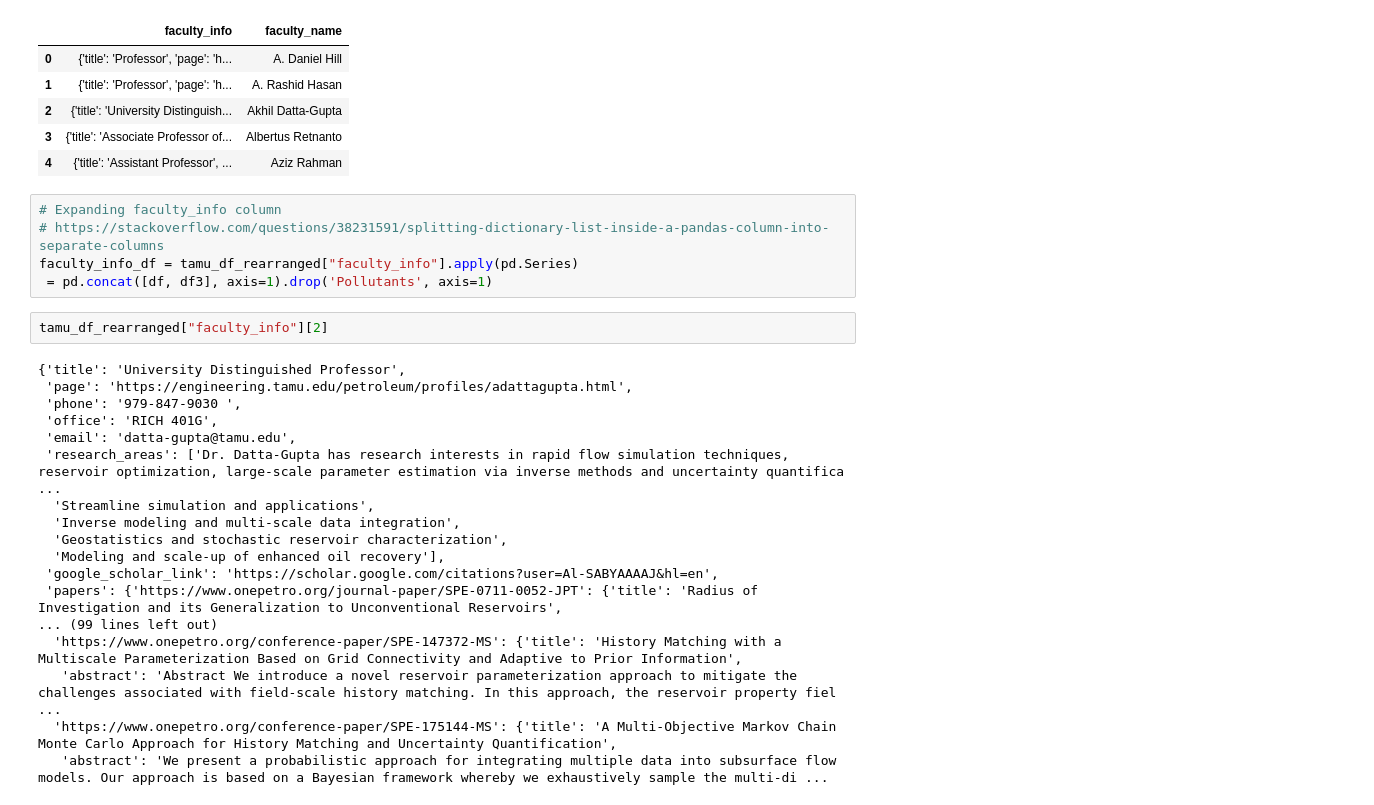
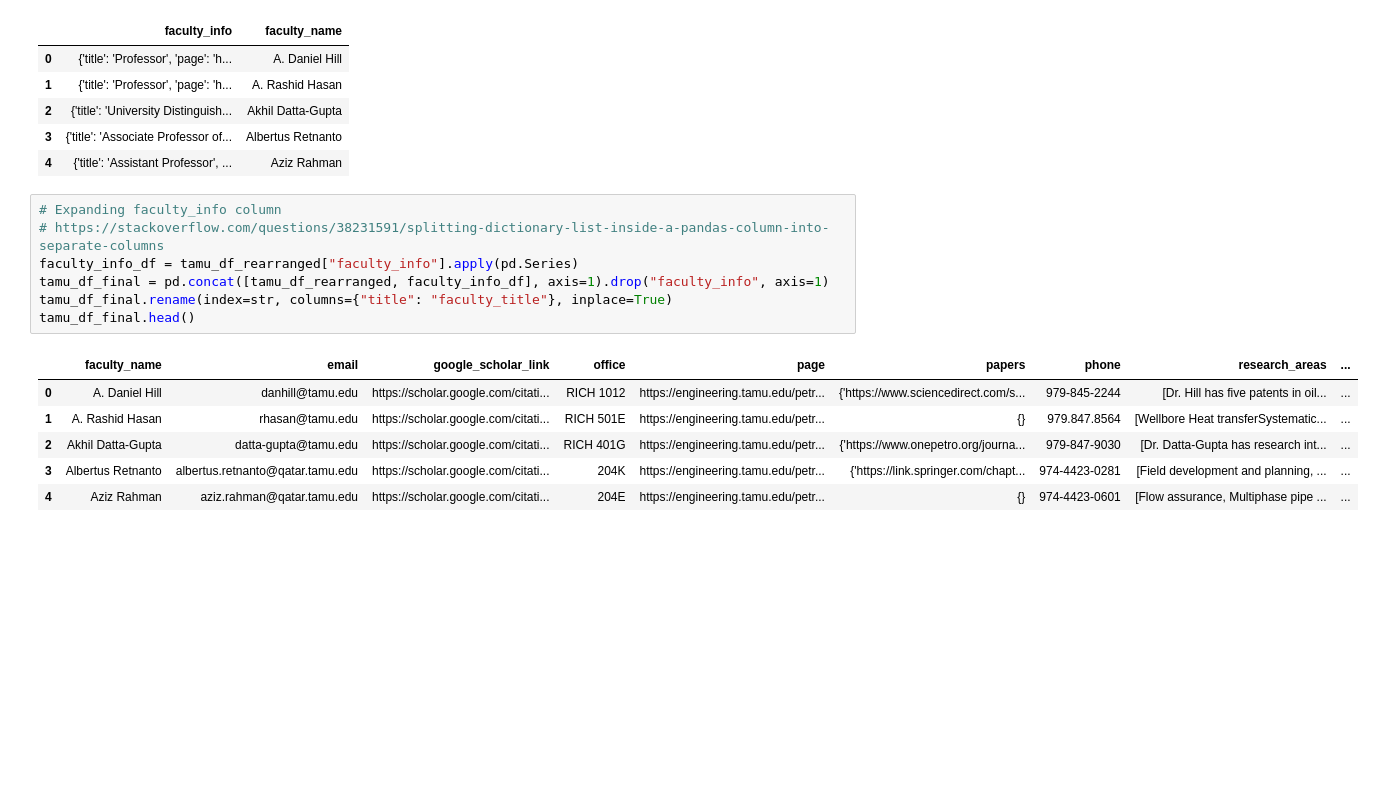
Before and after one commit to neha8anand/professor-profiler, a Jupyter notebook: data/tamu_eda.ipynb, the cells around one changed output. Saved outputs shown, nothing was run; the diff lists cells and outputs as text; blank space fills up the shorter version.

Commit message:
Rearrange files

```diff
--- a/data/tamu_eda.ipynb
+++ b/data/tamu_eda.ipynb
@@ -40,25 +40,14 @@ tamu_df_rearranged.head()
 # %%
 # Expanding faculty_info column
 # https://stackoverflow.com/questions/38231591/splitting-dictionary-list-inside-a-pandas-column-into-separate-columns
 faculty_info_df = tamu_df_rearranged["faculty_info"].apply(pd.Series)
- = pd.concat([df, df3], axis=1).drop('Pollutants', axis=1)
+tamu_df_final = pd.concat([tamu_df_rearranged, faculty_info_df], axis=1).drop("faculty_info", axis=1)
+tamu_df_final.rename(index=str, columns={"title": "faculty_title"}, inplace=True)
+tamu_df_final.head()
+# %% [output]
+|  | faculty_name | email | google_scholar_link | office | page | papers | phone | research_areas | ... |
+| 0 | A. Daniel Hill | danhill@tamu.edu | https://scholar.google.com/citati... | RICH 1012 | https://engineering.tamu.edu/petr... | {'https://www.sciencedirect.com/s... | 979-845-2244 | [Dr. Hill has five patents in oil... | ... |
+| 1 | A. Rashid Hasan | rhasan@tamu.edu | https://scholar.google.com/citati... | RICH 501E | https://engineering.tamu.edu/petr... | {} | 979.847.8564 | [Wellbore Heat transferSystematic... | ... |
+| 2 | Akhil Datta-Gupta | datta-gupta@tamu.edu | https://scholar.google.com/citati... | RICH 401G | https://engineering.tamu.edu/petr... | {'https://www.onepetro.org/journa... | 979-847-9030 | [Dr. Datta-Gupta has research int... | ... |
+| 3 | Albertus Retnanto | albertus.retnanto@qatar.tamu.edu | https://scholar.google.com/citati... | 204K | https://engineering.tamu.edu/petr... | {'https://link.springer.com/chapt... | 974-4423-0281 | [Field development and planning, ... | ... |
+| 4 | Aziz Rahman | aziz.rahman@qatar.tamu.edu | https://scholar.google.com/citati... | 204E | https://engineering.tamu.edu/petr... | {} | 974-4423-0601 | [Flow assurance, Multiphase pipe ... | ... |
-# %%
-tamu_df_rearranged["faculty_info"][2]
-# %% [output]
-{'title': 'University Distinguished Professor',
- 'page': 'https://engineering.tamu.edu/petroleum/profiles/adattagupta.html',
- 'phone': '979-847-9030 ',
- 'office': 'RICH 401G',
- 'email': 'datta-gupta@tamu.edu',
- 'research_areas': ['Dr. Datta-Gupta has research interests in rapid flow simulation techniques, reservoir optimization, large-scale parameter estimation via inverse methods and uncertainty quantifica ...
-  'Streamline simulation and applications',
-  'Inverse modeling and multi-scale data integration',
-  'Geostatistics and stochastic reservoir characterization',
-  'Modeling and scale-up of enhanced oil recovery'],
- 'google_scholar_link': 'https://scholar.google.com/citations?user=Al-SABYAAAAJ&hl=en',
- 'papers': {'https://www.onepetro.org/journal-paper/SPE-0711-0052-JPT': {'title': 'Radius of Investigation and its Generalization to Unconventional Reservoirs',
-... (99 lines left out)
-  'https://www.onepetro.org/conference-paper/SPE-147372-MS': {'title': 'History Matching with a Multiscale Parameterization Based on Grid Connectivity and Adaptive to Prior Information',
-   'abstract': 'Abstract We introduce a novel reservoir parameterization approach to mitigate the challenges associated with field-scale history matching. In this approach, the reservoir property fiel ...
-  'https://www.onepetro.org/conference-paper/SPE-175144-MS': {'title': 'A Multi-Objective Markov Chain Monte Carlo Approach for History Matching and Uncertainty Quantification',
-   'abstract': 'We present a probabilistic approach for integrating multiple data into subsurface flow models. Our approach is based on a Bayesian framework whereby we exhaustively sample the multi-di ...
```
Also changed, not shown: parts of 3 cells of this notebook, 1 other file.
